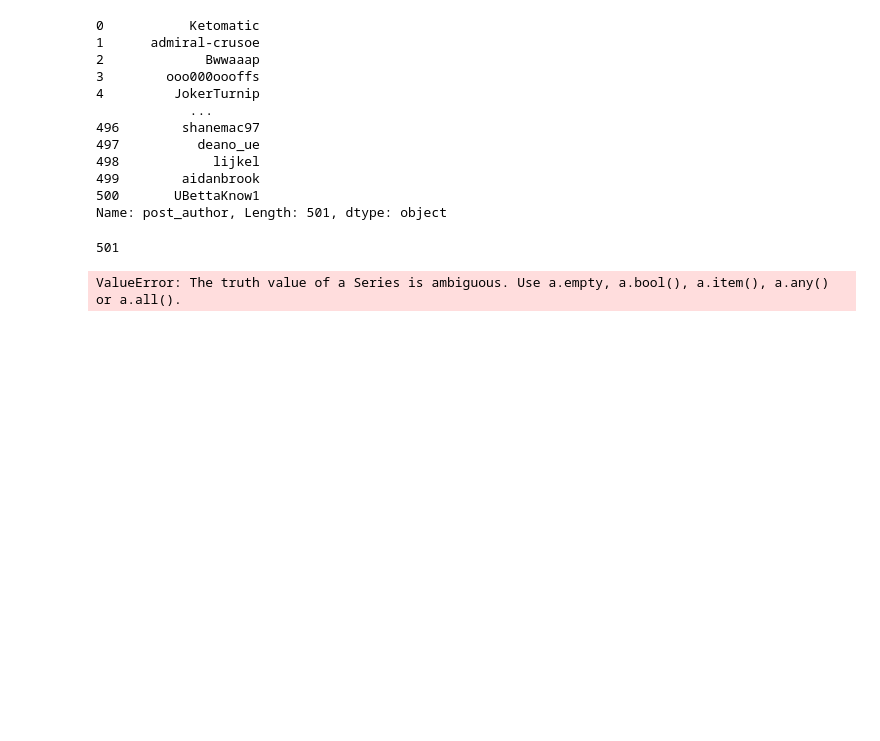
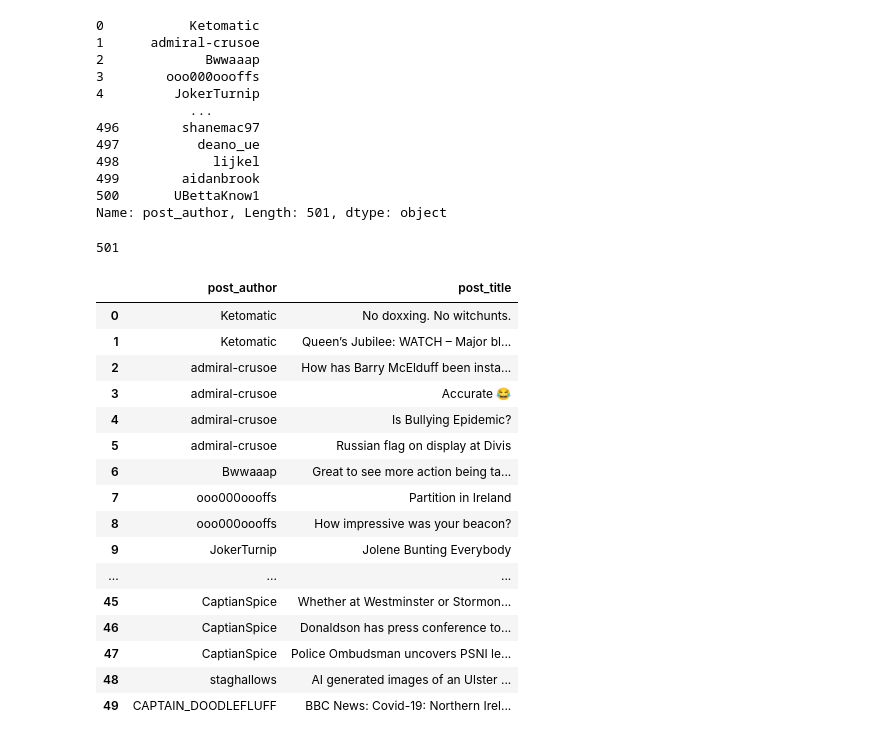
Before and after one commit to ofithcheallaigh/PersonalProjects, a Jupyter notebook: APIs/Reddit_API/eda.ipynb, the cells around one changed output. Drawn from its saved outputs; the diff is of its cells as text; code cells hidden in the pictures; blank space fills up the shorter version.

```diff
--- a/APIs/Reddit_API/eda.ipynb
+++ b/APIs/Reddit_API/eda.ipynb
@@ -167,11 +198,28 @@ Name: post_author, Length: 501, dtype: object
 len(author_title_df)
 # %% [output]
 501
-# %%
-holder = []
-for x in range(len(unique_authors_df)):
-    for y in range(len(author_title_df)):
-        if author_title_df.post_author[y] == unique_authors_df[x]:
-            holder.append(author_title_df.post_title[y])
-# %% [output]
-ValueError: The truth value of a Series is ambiguous. Use a.empty, a.bool(), a.item(), a.any() or a.all().
+# %%
+unique_authors_df.columns = ["post_author"]
+res = pd.merge(author_title_df, unique_authors_df, on='post_author', how="inner")
+# author_title_df.columns
+# unique_authors_df.columns
+# %%
+res.head(50)
+# %% [output]
+|  | post_author | post_title |
+| 0 | Ketomatic | No doxxing. No witchunts. |
+| 1 | Ketomatic | Queen’s Jubilee: WATCH – Major bl... |
+| 2 | admiral-crusoe | How has Barry McElduff been insta... |
+| 3 | admiral-crusoe | Accurate 😂 |
+| 4 | admiral-crusoe | Is Bullying Epidemic? |
+| 5 | admiral-crusoe | Russian flag on display at Divis |
+| 6 | Bwwaaap | Great to see more action being ta... |
+| 7 | ooo000oooffs | Partition in Ireland |
+| 8 | ooo000oooffs | How impressive was your beacon? |
+| 9 | JokerTurnip | Jolene Bunting Everybody |
+| ... | ... | ... |
+| 45 | CaptianSpice | Whether at Westminster or Stormon... |
+| 46 | CaptianSpice | Donaldson has press conference to... |
+| 47 | CaptianSpice | Police Ombudsman uncovers PSNI le... |
+| 48 | staghallows | AI generated images of an Ulster ... |
+| 49 | CAPTAIN_DOODLEFLUFF | BBC News: Covid-19: Northern Irel... |
```
Also changed, not shown: parts of 8 cells of this notebook.
